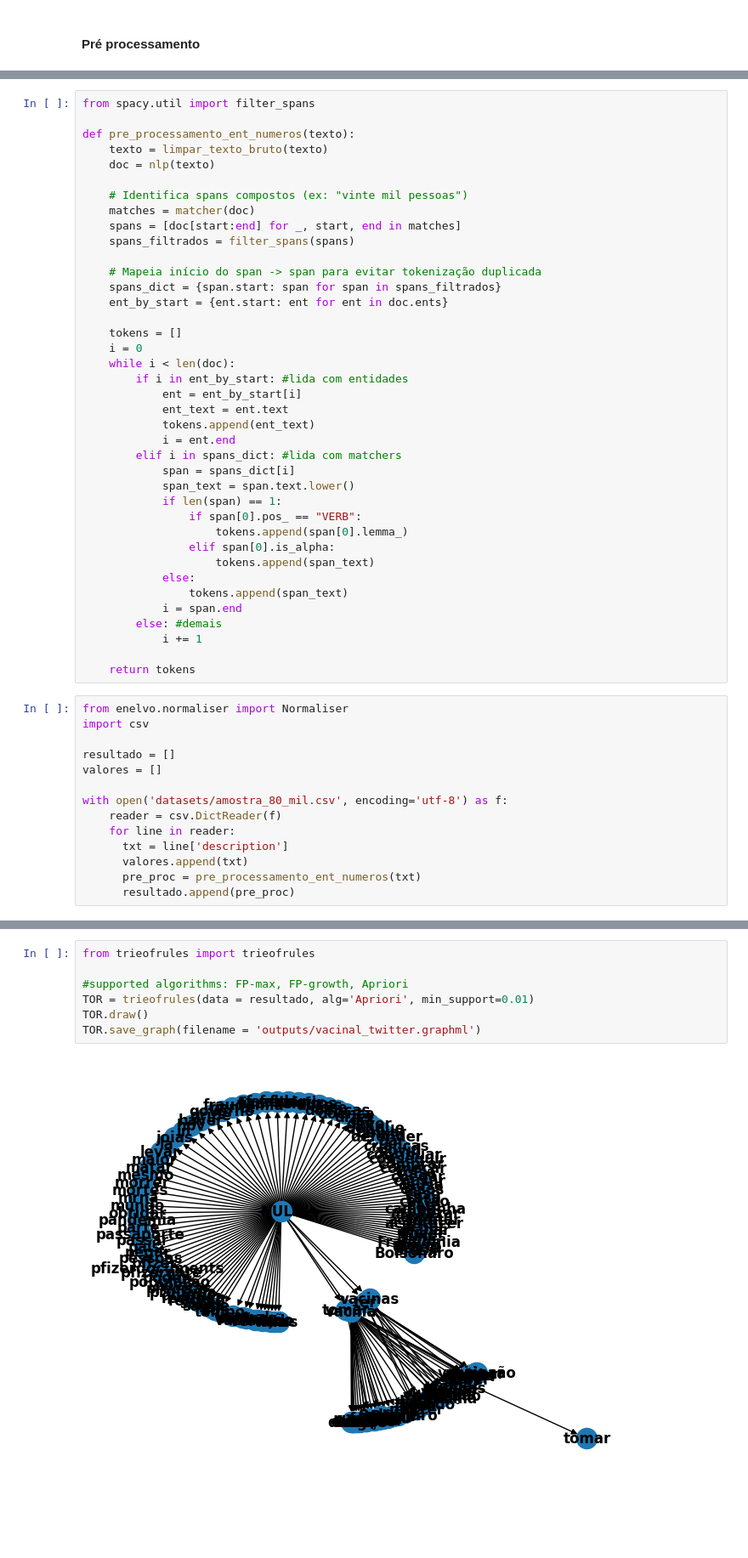
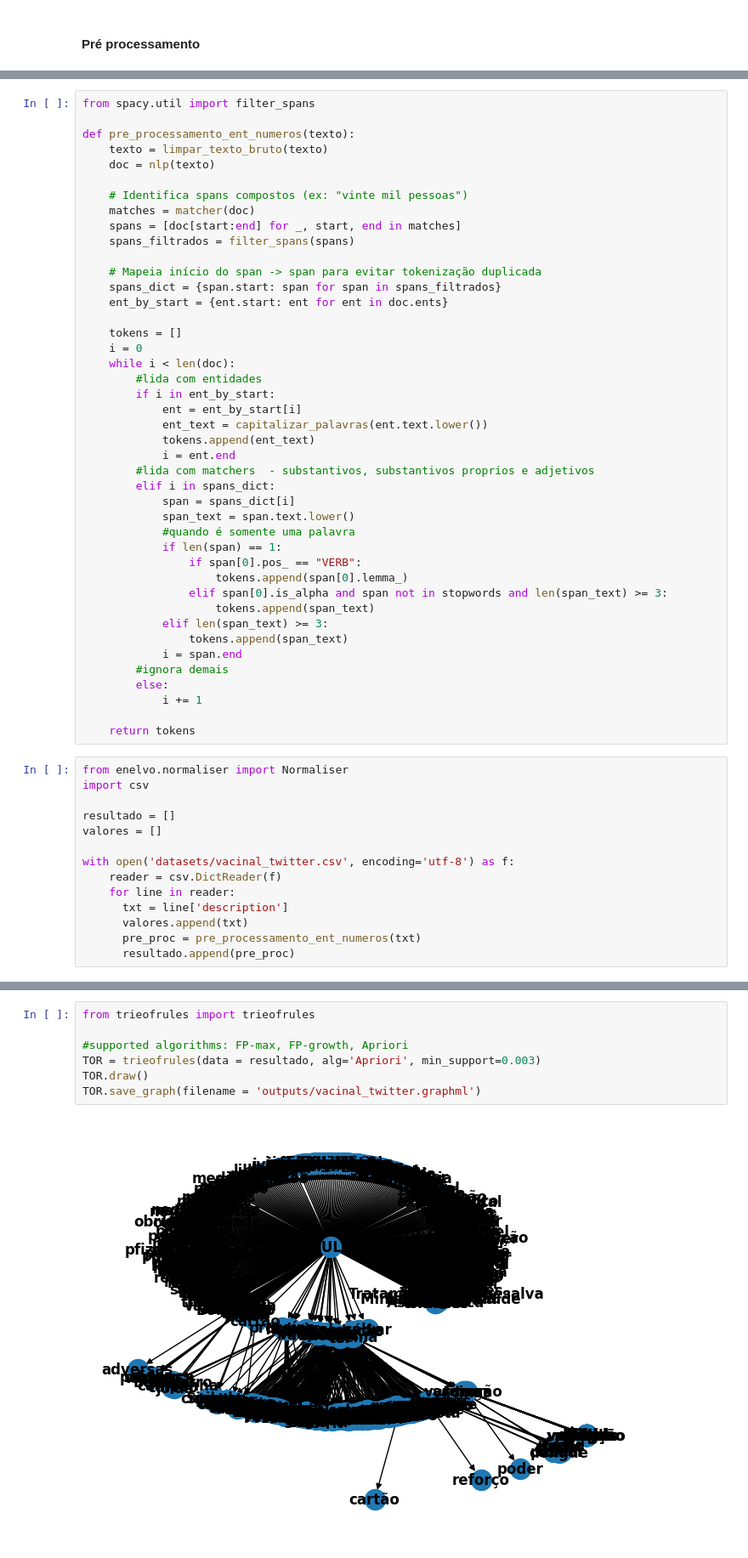
Before and after one commit to luiza-bolonha/Pre-Processing-ToR, a Jupyter notebook: main_tweet.ipynb, the cells around one changed output, grey strips where cells are left out. Shown at 85% size. Cells and saved outputs as stored; diff of their text form; blank space fills up the shorter version.

```diff
--- a/main_tweet.ipynb
+++ b/main_tweet.ipynb
@@ -130,23 +98,27 @@ def pre_processamento_ent_numeros(texto):
     tokens = []
     i = 0
     while i < len(doc):
-        if i in ent_by_start: #lida com entidades
+        #lida com entidades
+        if i in ent_by_start:
             ent = ent_by_start[i]
-            ent_text = ent.text
+            ent_text = capitalizar_palavras(ent.text.lower())
             tokens.append(ent_text)
             i = ent.end
-        elif i in spans_dict: #lida com matchers
+        #lida com matchers  - substantivos, substantivos proprios e adjetivos
+        elif i in spans_dict:
             span = spans_dict[i]
             span_text = span.text.lower()
+            #quando é somente uma palavra
             if len(span) == 1:
                 if span[0].pos_ == "VERB":
                     tokens.append(span[0].lemma_)
-                elif span[0].is_alpha:
+                elif span[0].is_alpha and span not in stopwords and len(span_text) >= 3:
                     tokens.append(span_text)
-            else:
+            elif len(span_text) >= 3:
                 tokens.append(span_text)
             i = span.end
-        else: #demais
+        #ignora demais
+        else:
             i += 1
 
     return tokens
@@ -157,7 +129,7 @@ import csv
 resultado = []
 valores = []
 
-with open('datasets/amostra_80_mil.csv', encoding='utf-8') as f:
+with open('datasets/vacinal_twitter.csv', encoding='utf-8') as f:
     reader = csv.DictReader(f)
     for line in reader:
       txt = line['description']
@@ -172,9 +139,9 @@ print(resultado)
 # %%
 from trieofrules import trieofrules
 
 #supported algorithms: FP-max, FP-growth, Apriori
-TOR = trieofrules(data = resultado, alg='Apriori', min_support=0.01)
+TOR = trieofrules(data = resultado, alg='Apriori', min_support=0.003)
 TOR.draw()
 TOR.save_graph(filename = 'outputs/vacinal_twitter.graphml')
 # %% [output]
-[figure, old version]
+[figure, new version]
```
Also changed, not shown: parts of 10 cells of this notebook, 5 other files.
